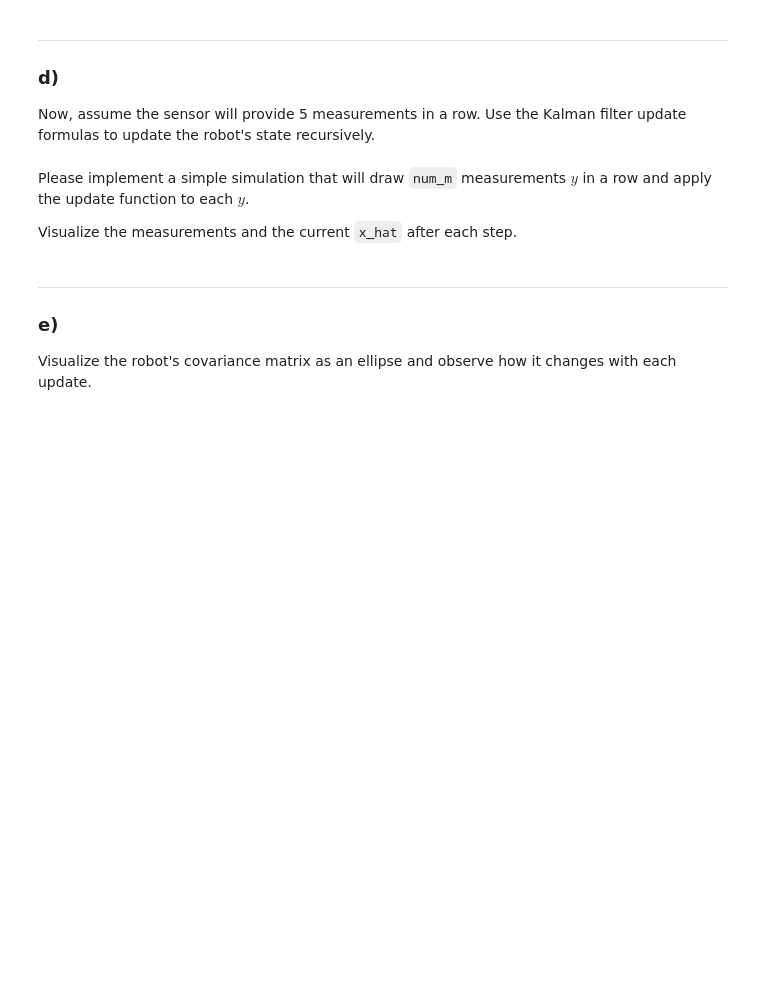
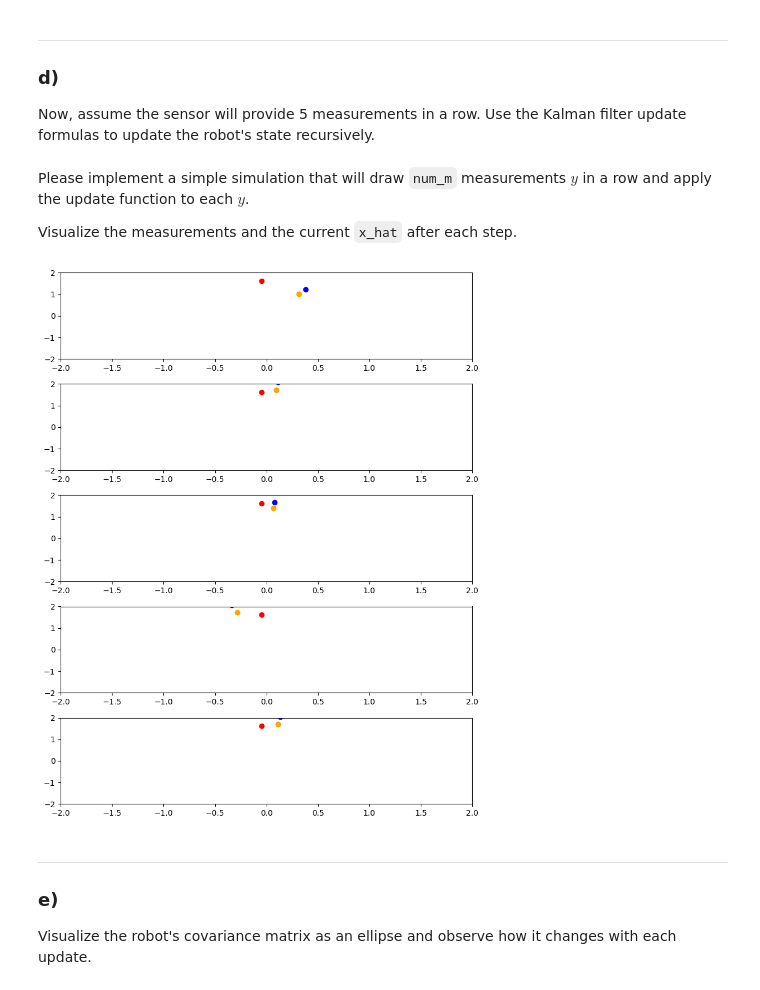
Before and after one commit to derMacon/ss23_sensor-data-fusion, a Jupyter notebook: jupyter-notebooks/exercises-lecture/problems/ex07_problems.ipynb, the cells around one changed output. Saved outputs shown, nothing was run; the diff lists cells and outputs as text; code cells hidden in the pictures; blank space fills up the shorter version.

```diff
--- a/jupyter-notebooks/exercises-lecture/problems/ex07_problems.ipynb
+++ b/jupyter-notebooks/exercises-lecture/problems/ex07_problems.ipynb
@@ -61,6 +62,9 @@ def measurement_model(x, R):
 
     # === YOUR CODE HERE ===
 
+    e = np.random.multivariate_normal(np.zeros(x.shape[0]), R)
+    y = x + e
+
     # === END OF YOUR CODE ===
 
     return y
@@ -80,6 +84,8 @@ def draw_sample(x_hat, x_cov, R):
 
     # === YOUR CODE HERE ===
 
+    x = np.random.multivariate_normal(x_hat, x_cov)
+    y = measurement_model(x, R)
 
     # === END OF YOUR CODE ===
 
@@ -101,6 +107,9 @@ def update(x, x_cov, y, R):
 
     # === YOUR CODE HERE ===
 
+    K = x_cov @ inv(x_cov + R)
+    x_new = x + K @ (y - x)
+    x_cov_new = x_cov - K @ x_cov
 
     # === END OF YOUR CODE ===
 
@@ -125,3 +125,32 @@ x_cov = x_cov_prior
+# %%
+# set x_hat and x_cov to the prior values
+x_hat = x_hat_prior
+x_cov = x_cov_prior
+
+# === YOUR CODE HERE ===
+
+x, y = draw_sample(x_hat, x_cov, R)
+
+fig, ax = plt.subplots(num_m, 1, figsize=(8, 10))
+
+for i in range(num_m):
+    y = measurement_model(x, R)
+    x_new, x_cov_new = update(x_hat, x_cov, y, R)
+
+    ax[i].set_xlim(-2, 2)
+    ax[i].set_ylim(-2, 2)
+    ax[i].scatter(x[0], x[1], c='red')
+    ax[i].scatter(y[0], y[1], c='blue')
+    ax[i].scatter(x_new[0], x_new[1], c='orange')
+    ax[i].scatter(x_new[0], x_new[1], c='orange')
+
+plt.tight_layout()
+plt.show()
+
+
+# === END OF YOUR CODE ===
+# %% [output]
+[figure, added]
 # %% [markdown]
 ---
 ### e)
```
Also changed, not shown: parts of 3 cells of this notebook, 3 other files.
